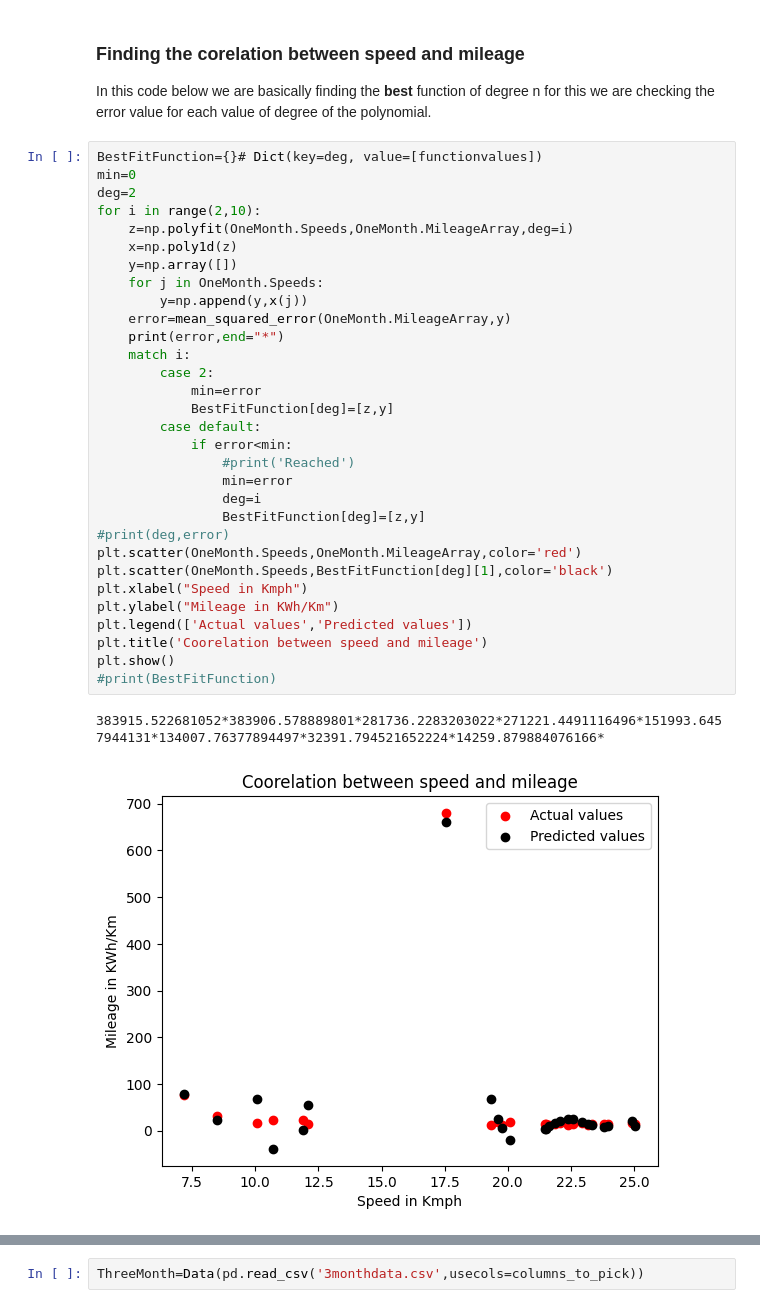
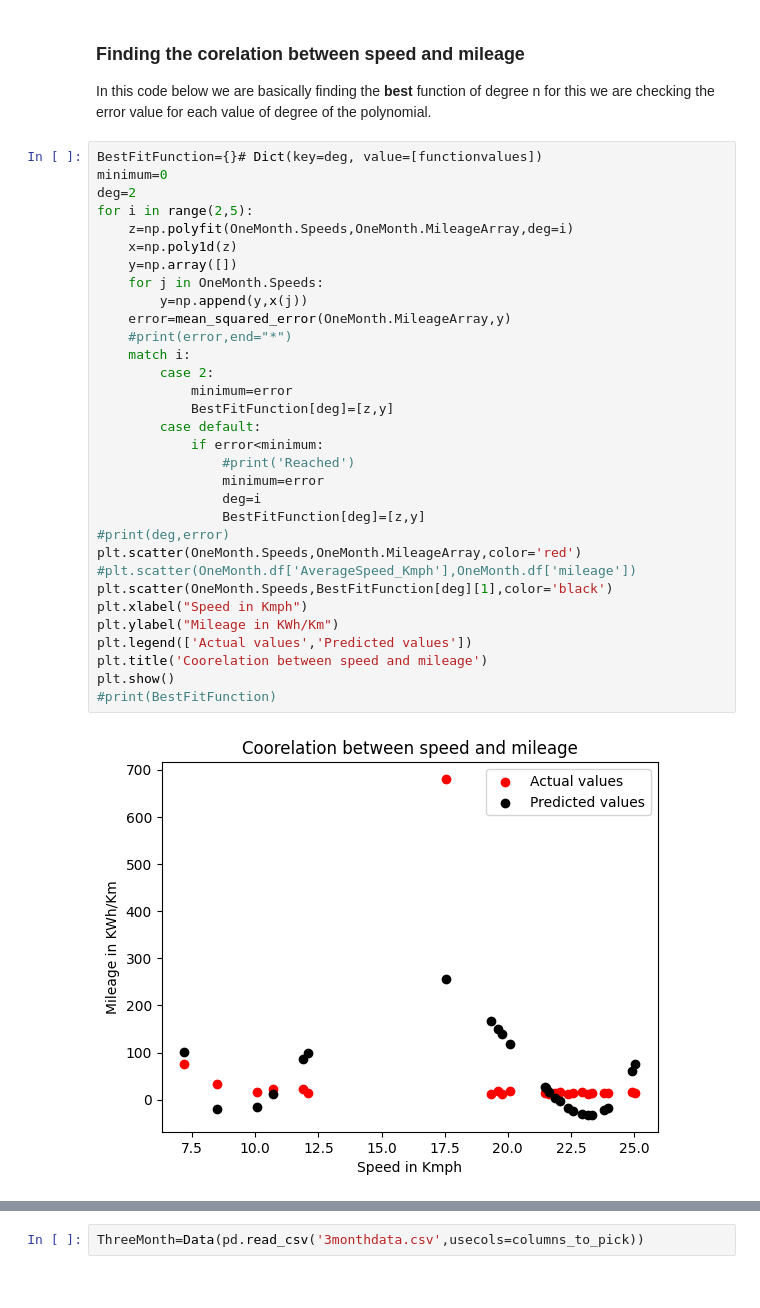
Before and after one commit to codewithyouwan/Range, a Jupyter notebook: mileage.ipynb, the cells around one changed output, grey strips where cells are left out. Saved outputs shown, nothing was run; the diff lists cells and outputs as text.

```diff
--- a/mileage.ipynb
+++ b/mileage.ipynb
@@ -172,38 +196,38 @@ def print_function(coff):
 <p>In this code below we are basically finding the <strong>best</strong> function of degree n for this we are checking the error value for each value of degree of the polynomial.</p>
 # %%
 BestFitFunction={}# Dict(key=deg, value=[functionvalues])
-min=0
+minimum=0
 deg=2
-for i in range(2,10):
+for i in range(2,5):
     z=np.polyfit(OneMonth.Speeds,OneMonth.MileageArray,deg=i)
     x=np.poly1d(z)
     y=np.array([])
     for j in OneMonth.Speeds:
         y=np.append(y,x(j))
     error=mean_squared_error(OneMonth.MileageArray,y)
-    print(error,end="*")
+    #print(error,end="*")
     match i:
         case 2:
-            min=error
+            minimum=error
             BestFitFunction[deg]=[z,y]
         case default:
-            if error<min:
+            if error<minimum:
                 #print('Reached')
-                min=error
+                minimum=error
                 deg=i
                 BestFitFunction[deg]=[z,y]
 #print(deg,error)
 plt.scatter(OneMonth.Speeds,OneMonth.MileageArray,color='red')
+#plt.scatter(OneMonth.df['AverageSpeed_Kmph'],OneMonth.df['mileage'])
 plt.scatter(OneMonth.Speeds,BestFitFunction[deg][1],color='black')
 plt.xlabel("Speed in Kmph")
 plt.ylabel("Mileage in KWh/Km")
 plt.legend(['Actual values','Predicted values'])
 plt.title('Coorelation between speed and mileage')
 plt.show()
 #print(BestFitFunction)
 # %% [output]
-383915.522681052*383906.578889801*281736.2283203022*271221.4491116496*151993.6457944131*134007.76377894497*32391.794521652224*14259.879884076166*
-[figure, old version]
+[figure, new version]
 # %%
 print_function(BestFitFunction[deg][0])
 # %% [output]
```
Also changed, not shown: parts of 19 cells of this notebook.
